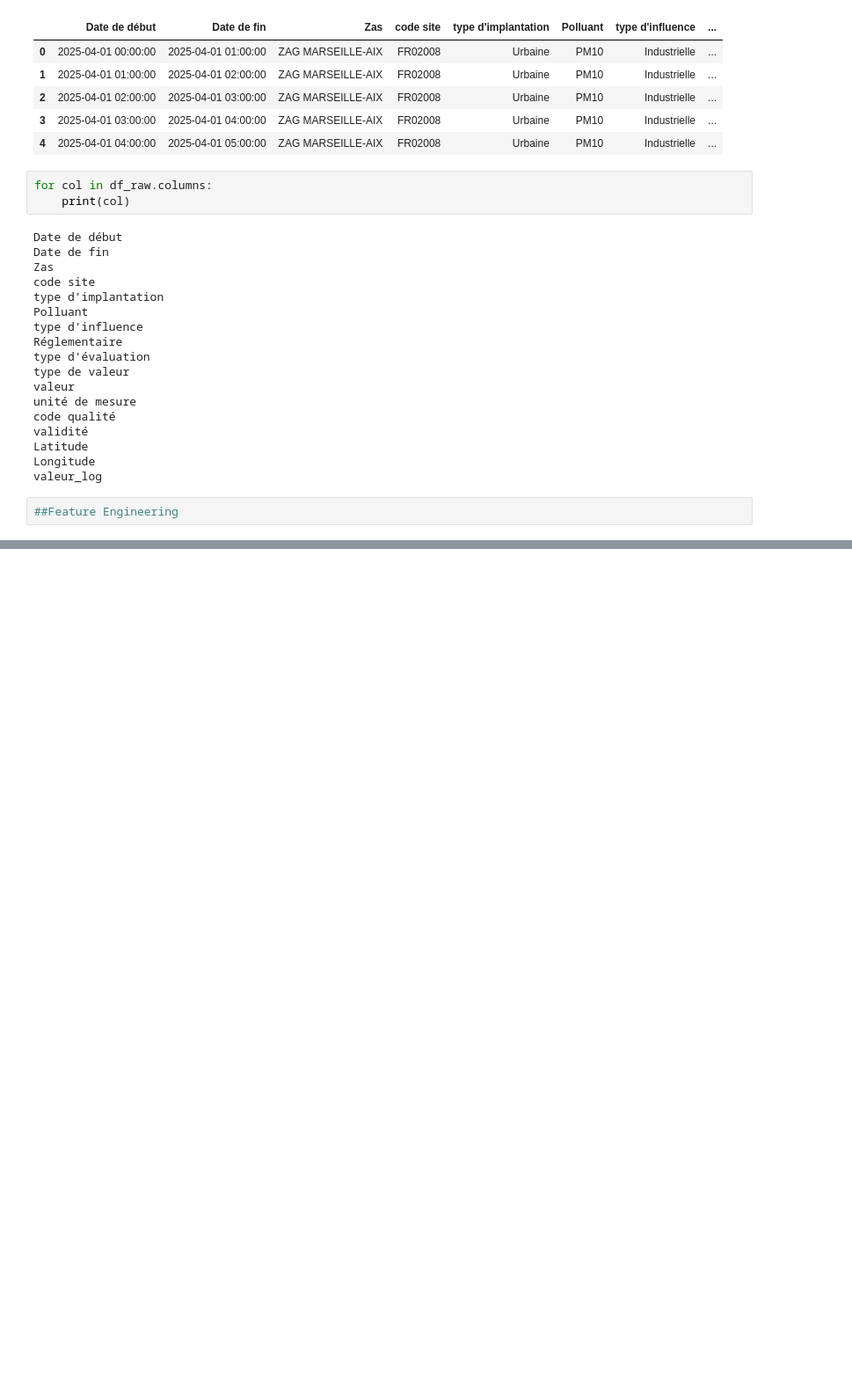
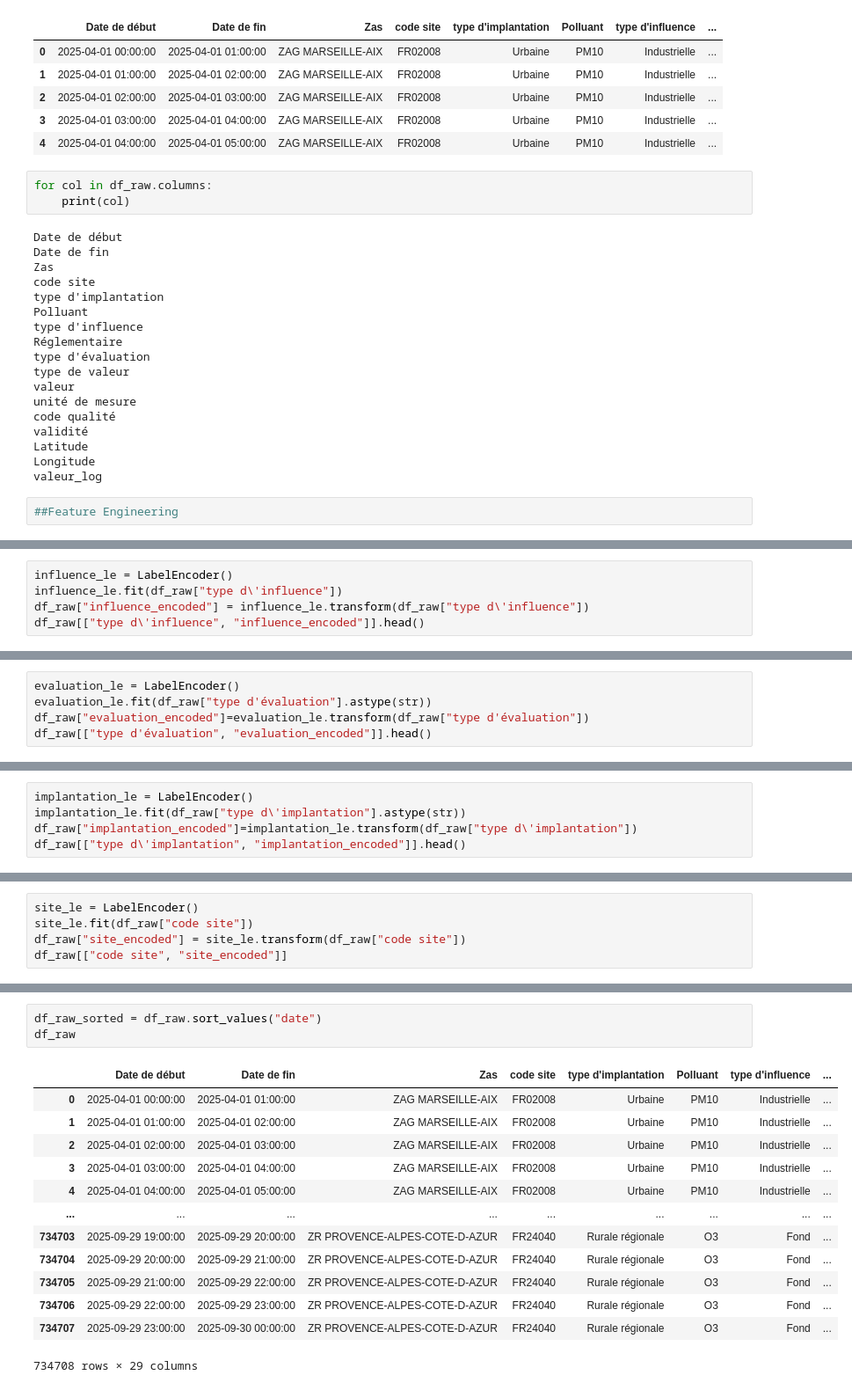
Before and after one commit to JayaSaiKishore7/AirQuality_AnalysisFR, a Jupyter notebook: notebooks/RawEda.ipynb, the cells around one changed output, grey strips where cells are left out. Shown at 88% size. Saved outputs shown, nothing was run; the diff lists cells and outputs as text; blank space fills up the shorter version.

```diff
--- a/notebooks/RawEda.ipynb
+++ b/notebooks/RawEda.ipynb
@@ -447,0 +490,5 @@ valeur_log
+# %%
+influence_le = LabelEncoder()
+influence_le.fit(df_raw["type d\'influence"])
+df_raw["influence_encoded"] = influence_le.transform(df_raw["type d\'influence"])
+df_raw[["type d\'influence", "influence_encoded"]].head()
@@ -447,0 +502,5 @@ valeur_log
+# %%
+evaluation_le = LabelEncoder()
+evaluation_le.fit(df_raw["type d'évaluation"].astype(str))
+df_raw["evaluation_encoded"]=evaluation_le.transform(df_raw["type d'évaluation"])
+df_raw[["type d'évaluation", "evaluation_encoded"]].head()
@@ -447,0 +514,5 @@ valeur_log
+# %%
+implantation_le = LabelEncoder()
+implantation_le.fit(df_raw["type d\'implantation"].astype(str))
+df_raw["implantation_encoded"]=implantation_le.transform(df_raw["type d\'implantation"])
+df_raw[["type d\'implantation", "implantation_encoded"]].head()
@@ -447,0 +526,5 @@ valeur_log
+# %%
+site_le = LabelEncoder()
+site_le.fit(df_raw["code site"])
+df_raw["site_encoded"] = site_le.transform(df_raw["code site"])
+df_raw[["code site", "site_encoded"]]
@@ -447,0 +556,17 @@ valeur_log
+# %%
+df_raw_sorted = df_raw.sort_values("date")
+df_raw
+# %% [output]
+|  | Date de début | Date de fin | Zas | code site | type d'implantation | Polluant | type d'influence | ... |
+| 0 | 2025-04-01 00:00:00 | 2025-04-01 01:00:00 | ZAG MARSEILLE-AIX | FR02008 | Urbaine | PM10 | Industrielle | ... |
+| 1 | 2025-04-01 01:00:00 | 2025-04-01 02:00:00 | ZAG MARSEILLE-AIX | FR02008 | Urbaine | PM10 | Industrielle | ... |
+| 2 | 2025-04-01 02:00:00 | 2025-04-01 03:00:00 | ZAG MARSEILLE-AIX | FR02008 | Urbaine | PM10 | Industrielle | ... |
+| 3 | 2025-04-01 03:00:00 | 2025-04-01 04:00:00 | ZAG MARSEILLE-AIX | FR02008 | Urbaine | PM10 | Industrielle | ... |
+| 4 | 2025-04-01 04:00:00 | 2025-04-01 05:00:00 | ZAG MARSEILLE-AIX | FR02008 | Urbaine | PM10 | Industrielle | ... |
+| ... | ... | ... | ... | ... | ... | ... | ... | ... |
+| 734703 | 2025-09-29 19:00:00 | 2025-09-29 20:00:00 | ZR PROVENCE-ALPES-COTE-D-AZUR | FR24040 | Rurale régionale | O3 | Fond | ... |
+| 734704 | 2025-09-29 20:00:00 | 2025-09-29 21:00:00 | ZR PROVENCE-ALPES-COTE-D-AZUR | FR24040 | Rurale régionale | O3 | Fond | ... |
+| 734705 | 2025-09-29 21:00:00 | 2025-09-29 22:00:00 | ZR PROVENCE-ALPES-COTE-D-AZUR | FR24040 | Rurale régionale | O3 | Fond | ... |
+| 734706 | 2025-09-29 22:00:00 | 2025-09-29 23:00:00 | ZR PROVENCE-ALPES-COTE-D-AZUR | FR24040 | Rurale régionale | O3 | Fond | ... |
+| 734707 | 2025-09-29 23:00:00 | 2025-09-30 00:00:00 | ZR PROVENCE-ALPES-COTE-D-AZUR | FR24040 | Rurale régionale | O3 | Fond | ... |
+734708 rows × 29 columns
```
Also changed, not shown: parts of 24 cells of this notebook.
